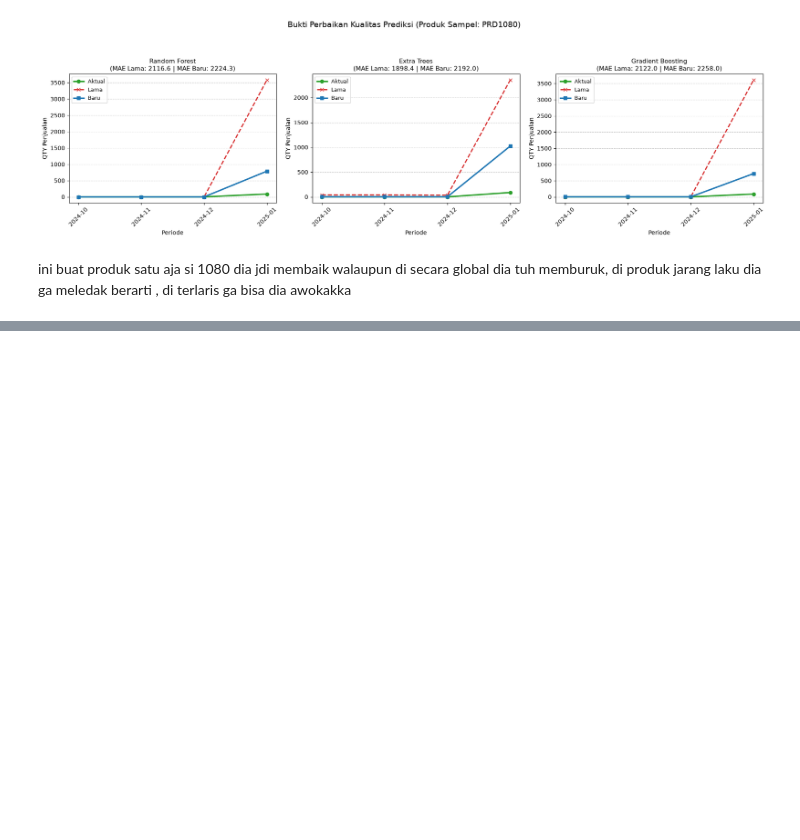
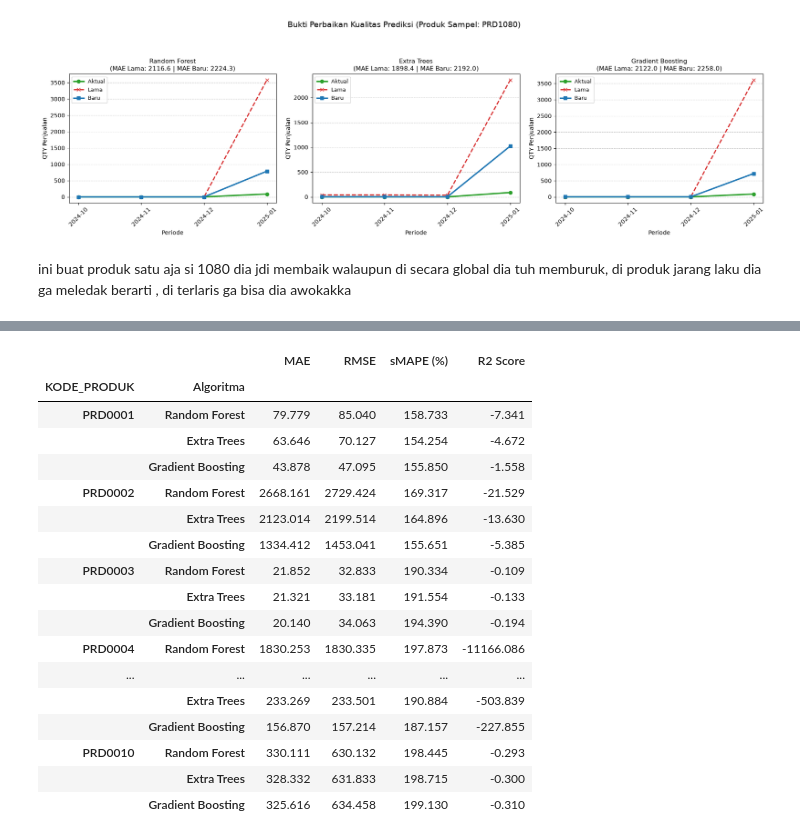
Before and after one commit to mwelmel/Forecast-App, a Jupyter notebook: backend/ml/notebooks/training.ipynb, the cells around one changed output, grey strips where cells are left out. Drawn from its saved outputs; the diff is of its cells as text; code cells hidden in the pictures; blank space fills up the shorter version.

```diff
--- a/backend/ml/notebooks/training.ipynb
+++ b/backend/ml/notebooks/training.ipynb
@@ -1506,0 +1518,79 @@ Lonjakan Aktual di Masa Depan (Test)  : 942400.0
+# %%
+# 10 produk dengan histori terbanyak
+top_10_produk = df_model['KODE_PRODUK'].value_counts().head(10).index.tolist()
+print(f"Menguji 10 Produk dengan histori terbanyak: {top_10_produk}\n")
+
+# MODEL_CLASSES = {
+#     "Random Forest Regression": ("random_forest", lambda: RandomForestRegressor(
+#         n_estimators=300, random_state=42, n_jobs=-1)),
+#     "Extra Trees Regression": ("extra_trees", lambda: ExtraTreesRegressor(
+#         n_estimators=300, random_state=42, n_jobs=-1)),
+#     "Gradient Boosting Regression": ("gradient_boosting", lambda: GradientBoostingRegressor(
+#         n_estimators=300, learning_rate=0.01, max_depth=3, random_state=42)),
+# }
+
+MODEL_CLASSES = {
+    "Random Forest": lambda: RandomForestRegressor(
+        n_estimators=100, random_state=42, min_samples_split=5, min_samples_leaf=2, max_features='log2', max_depth=10, n_jobs=-1),
+    "Extra Trees": lambda: ExtraTreesRegressor(
+        n_estimators=100, random_state=42, min_samples_split=5, min_samples_leaf=2, max_features='log2', max_depth=10, n_jobs=-1),
+    "Gradient Boosting": lambda: GradientBoostingRegressor(
+        subsample=0.6, n_estimators=300, random_state=42, min_samples_split=10, min_samples_leaf=1, max_depth=2, learning_rate=0.03),
+}
+# MODEL_CLASSES = {
+#     "Random Forest": lambda: RandomForestRegressor(n_estimators=100, random_state=42, min_samples_split=5, min_samples_leaf=2, max_features='log2', max_depth=10, n_jobs=-1),
+#     "Extra Trees": lambda: ExtraTreesRegressor(n_estimators=100, random_state=42, min_samples_split=5, min_samples_leaf=2, max_features='log2', max_depth=10, n_jobs=-1),
+#     "Gradient Boosting": lambda: GradientBoostingRegressor(subsample=0.6, n_estimators=300, random_state=42, min_samples_split=10, min_samples_leaf=1, max_depth=2, learning_rate=0.03)
+# }
+
+# tahun bulan apus dari fitur coba coba
+FEATURES_PRODUK = ['Sales_t-1', 'Sales_t-2', 'Sales_t-3', 'Ma_3', 'Ma_6']
+
+semua_hasil_per_produk = []
+
+# looping produk
+for kode in top_10_produk:
+    df_p = df_model[df_model['KODE_PRODUK'] == kode].copy()
+    df_p = df_p.sort_values(["PERIOD_MO"]).reset_index(drop=True) # Pastikan urut waktu
+
+    if len(df_p) < 10:
+        continue
+
+    # Split 80:20 Berdasarkan Waktu per Produk
+    split_idx = int(len(df_p) * 0.8)
+    train_p = df_p.iloc[:split_idx]
+    test_p = df_p.iloc[split_idx:]
+
+    if len(train_p) == 0 or len(test_p) == 0:
+        continue
+
+    X_train, y_train = train_p[FEATURES_PRODUK], train_p['SALES_QTY']
+    X_test, y_test = test_p[FEATURES_PRODUK], test_p['SALES_QTY']
+
+    for nama_algo, make_model in MODEL_CLASSES.items():
+        model = make_model()
+        model.fit(X_train, y_train)
+
+        y_pred = np.maximum(0, model.predict(X_test))
+
+        mae = mean_absolute_error(y_test, y_pred)
+        rmse = float(np.sqrt(mean_squared_error(y_test, y_pred)))
+        smape_val = smape(y_test, y_pred)
+        r2 = r2_score(y_test, y_pred)
+
+        semua_hasil_per_produk.append({
+            "KODE_PRODUK": kode,
+            "Algoritma": nama_algo,
+            "MAE": mae,
+            "RMSE": rmse,
+            "sMAPE (%)": smape_val,
+            "R2 Score": r2
+        })
+
+# tampilin hasil
+df_eval_produk = pd.DataFrame(semua_hasil_per_produk)
+print("HASIL EVALUASI MODEL PER PRODUK (TANPA TAHUN & BULAN)")
+
+tabel_rapi = df_eval_produk.set_index(["KODE_PRODUK", "Algoritma"]).round(3)
+display(tabel_rapi)
+# %% [output]
@@ -1506,0 +1600,18 @@ Lonjakan Aktual di Masa Depan (Test)  : 942400.0
+|  |  | MAE | RMSE | sMAPE (%) | R2 Score |
+| KODE_PRODUK | Algoritma |  |  |  |  |
+| PRD0001 | Random Forest | 79.779 | 85.040 | 158.733 | -7.341 |
+|  | Extra Trees | 63.646 | 70.127 | 154.254 | -4.672 |
+|  | Gradient Boosting | 43.878 | 47.095 | 155.850 | -1.558 |
+| PRD0002 | Random Forest | 2668.161 | 2729.424 | 169.317 | -21.529 |
+|  | Extra Trees | 2123.014 | 2199.514 | 164.896 | -13.630 |
+|  | Gradient Boosting | 1334.412 | 1453.041 | 155.651 | -5.385 |
+| PRD0003 | Random Forest | 21.852 | 32.833 | 190.334 | -0.109 |
+|  | Extra Trees | 21.321 | 33.181 | 191.554 | -0.133 |
+|  | Gradient Boosting | 20.140 | 34.063 | 194.390 | -0.194 |
+| PRD0004 | Random Forest | 1830.253 | 1830.335 | 197.873 | -11166.086 |
+| ... | ... | ... | ... | ... | ... |
+|  | Extra Trees | 233.269 | 233.501 | 190.884 | -503.839 |
+|  | Gradient Boosting | 156.870 | 157.214 | 187.157 | -227.855 |
+| PRD0010 | Random Forest | 330.111 | 630.132 | 198.445 | -0.293 |
+|  | Extra Trees | 328.332 | 631.833 | 198.715 | -0.300 |
+|  | Gradient Boosting | 325.616 | 634.458 | 199.130 | -0.310 |
```
Also changed, not shown: parts of 9 cells of this notebook, 3 other files.
